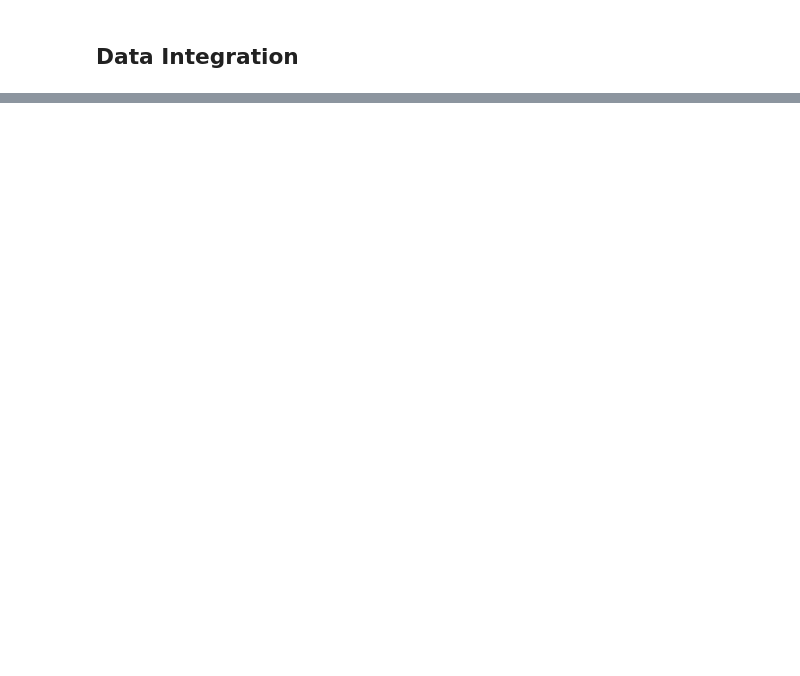
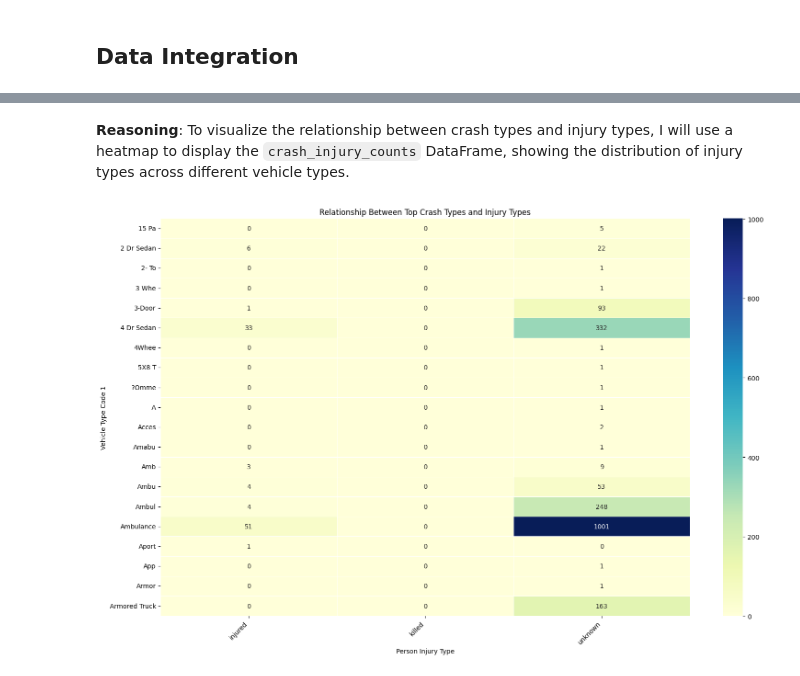
Before and after one commit to kanzyhany/DataEng-Visualization, a Jupyter notebook: Data_Eng_and_Visualization.ipynb, the cells around one changed output, grey strips where cells are left out. Cells and saved outputs as stored; diff of their text form; code cells hidden in the pictures; blank space fills up the shorter version.

```diff
--- a/Data_Eng_and_Visualization.ipynb
+++ b/Data_Eng_and_Visualization.ipynb
@@ -874,0 +1076,9 @@ plt.show()
+# %%
+df_merged = pd.merge(
+    df_merged_temp,
+    df_persons_remaining_cols,
+    on=['crash_datetime', 'collision_id'],
+    how='inner'
+)
+print("Final df_merged DataFrame after merging with df_persons_remaining_cols:")
+display(df_merged.head())
@@ -874,0 +1165,5 @@ plt.show()
+# %%
+df_merged['crash_datetime'] = pd.to_datetime(df_merged['crash_datetime'], errors='coerce')
+
+print("Converted 'crash_datetime' to datetime objects.")
+print(df_merged['crash_datetime'].head())
@@ -874,0 +1181,10 @@ plt.show()
+# %%
+redundant_cols = ['crash_date_x', 'crash_time_x', 'crash_date_y', 'crash_time_y']
+# Drop columns that actually exist in the DataFrame
+columns_to_drop = [col for col in redundant_cols if col in df_merged.columns]
+
+df_merged.drop(columns=columns_to_drop, inplace=True)
+
+print(f"Dropped redundant columns: {columns_to_drop}")
+print("Remaining columns after dropping:")
+print(df_merged.columns.tolist())
@@ -874,0 +1296,5 @@ plt.show()
+# %%
+crash_injury_counts = df_merged.groupby(['vehicle_type_code_1', 'person_injury']).size().unstack(fill_value=0)
+
+print("Aggregated Crash Type and Injury Type Counts:")
+display(crash_injury_counts.head())
@@ -874,0 +1310,18 @@ plt.show()
+# %% [markdown]
+**Reasoning**:
+To visualize the relationship between crash types and injury types, I will use a heatmap to display the `crash_injury_counts` DataFrame, showing the distribution of injury types across different vehicle types.
+# %%
+import matplotlib.pyplot as plt
+import seaborn as sns
+
+plt.figure(figsize=(16, 10))
+sns.heatmap(crash_injury_counts.head(20), annot=True, fmt='d', cmap='YlGnBu', linewidths=.5)
+plt.title('Relationship Between Top Crash Types and Injury Types')
+plt.xlabel('Person Injury Type')
+plt.ylabel('Vehicle Type Code 1')
+plt.xticks(rotation=45, ha='right')
+plt.yticks(rotation=0)
+plt.tight_layout()
+plt.show()
+# %% [output]
+[figure, added]
```
Also changed, not shown: parts of 101 cells of this notebook.
